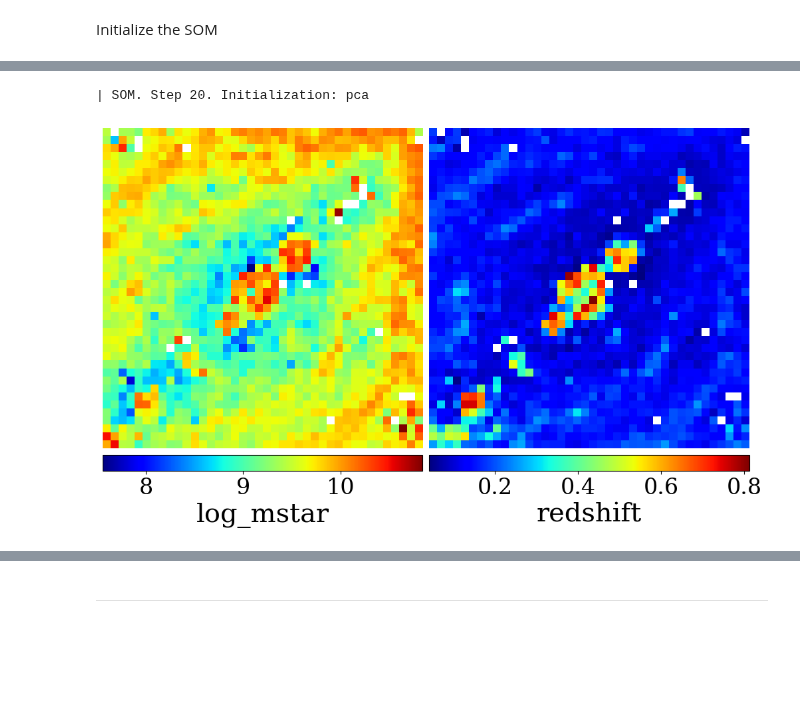
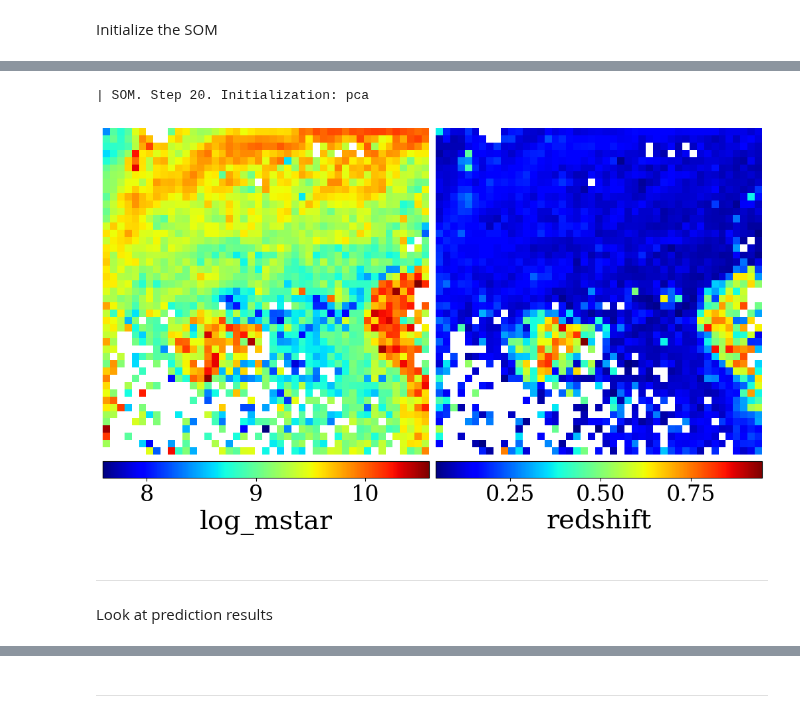
Before and after one commit to lsajkov/strw_mpdg, a Jupyter notebook: mpdg_run_som_KiDS_GAMA_DESI.ipynb, the cells around one changed output, grey strips where cells are left out. Saved outputs shown, nothing was run; the diff lists cells and outputs as text; code cells hidden in the pictures; blank space fills up the shorter version.

```diff
--- a/mpdg_run_som_KiDS_GAMA_DESI.ipynb
+++ b/mpdg_run_som_KiDS_GAMA_DESI.ipynb
@@ -152,7 +149,7 @@ from mpdg_som import SelfOrganizingMap
 #Set parameters
 name = 'mass_profile_dwarf_galaxies' #name of the SOM
 
-mapsize   = [60, 60] #size of the map. pass as a list of dimensions OR as an integer (also pass number of dimensions)
+mapsize   = [45, 45] #size of the map. pass as a list of dimensions OR as an integer (also pass number of dimensions)
 dimension = None
 
 initialization         = 'pca' #random or pca (principal component analysis)
@@ -182,17 +179,17 @@ SOM = SelfOrganizingMap(
     error_thresh           = error_thresh
 )
 # %%
-data_cut = 30000 #use up to this much of the data (-1 for entire dataset)
-randomized_idx = np.arange(0, len(input_data))
-np.random.shuffle(randomized_idx)
-randomized_data_idx  = randomized_idx[:data_cut]
-randomized_label_idx = randomized_idx[data_cut:]
+# data_cut = 30000 #use up to this much of the data (-1 for entire dataset)
+# randomized_idx = np.arange(0, len(input_data))
+# np.random.shuffle(randomized_idx)
+# randomized_data_idx  = randomized_idx[:data_cut]
+# randomized_label_idx = randomized_idx[data_cut:]
 
-SOM.load_data(input_data[randomized_data_idx],
-              variable_names = ['r_mag', 'g-r', 'u-g', 'r-i'])#, 'u-r'])
+SOM.load_data(input_data,
+              variable_names = ['r_mag', 'ug_col', 'gr_col', 'ri_col'])
 SOM.normalize_data()
 
-SOM.load_standard_deviations(input_stds[randomized_data_idx])
+SOM.load_standard_deviations(input_stds)
 SOM.normalize_standard_deviations()
 
 SOM.data_statistics()
@@ -249,5 +245,0 @@ SOM converged at step 20 to error 0.07365581393241882
-# %%
-#Load trained map instead
-SOM.weights_map = np.load('/data2/lsajkov/mpdg/saved_soms/weights.npy',
-                          allow_pickle = True)
-SOM.step = 10
@@ -260,29 +255,19 @@ SOM.show_map(cmap = 'jet')
 # %%
 #Label the cells in the map with external parameters. Visualize the labeled map.
-# SOM.load_labeling_data(input_labels[-int(data_cut):],
-
-# for i, var in enumerate(SOM.normalization_params):
-#     input_labels[:, i] -= SOM.normalization_params[var]['min']
-#     input_labels[:, i] /= (SOM.normalization_params[var]['max'] - SOM.normalization_params[var]['min'])
-
-#     print(input_label_stds.keys()[i], var)
-
-#     input_label_stds[input_label_stds.keys()[i]] /= (SOM.normalization_params[var]['max'] - SOM.normalization_params[var]['min'])
-
-SOM.load_labeling_data(input_labels[randomized_label_idx],
+SOM.load_labeling_data(input_labels,
                        parameter_names = ['log_mstar', 'redshift'])
 SOM.normalize_labeling_data()
 
-SOM.load_labeling_standard_deviations(input_stds[randomized_label_idx])
+SOM.load_labeling_standard_deviations(input_stds)
 SOM.normalize_labeling_standard_deviations()
 
 SOM.label_map(pdr = 1000)
 
 SOM.show_map(show_labeled = True,
              cmap = 'jet')
 # %% [output]
 | SOM. Step 20. Initialization: pca
-[figure, old version]
+[figure, new version]
 # %%
 from mpdg_som_utils import find_bmu_coords
 import matplotlib.pyplot as plt
@@ -299,3 +284,7 @@ np.save('/data2/lsajkov/mpdg/saved_soms/10Jul24/prediction_results',
 # %%
 np.save('/data2/lsajkov/mpdg/saved_soms/10Jul24/labeling_data',
         SOM.labeling_data, allow_pickle = True)
+# %% [markdown]
+___
+# %% [markdown]
+Look at prediction results
```
Also changed, not shown: parts of 14 cells of this notebook.
